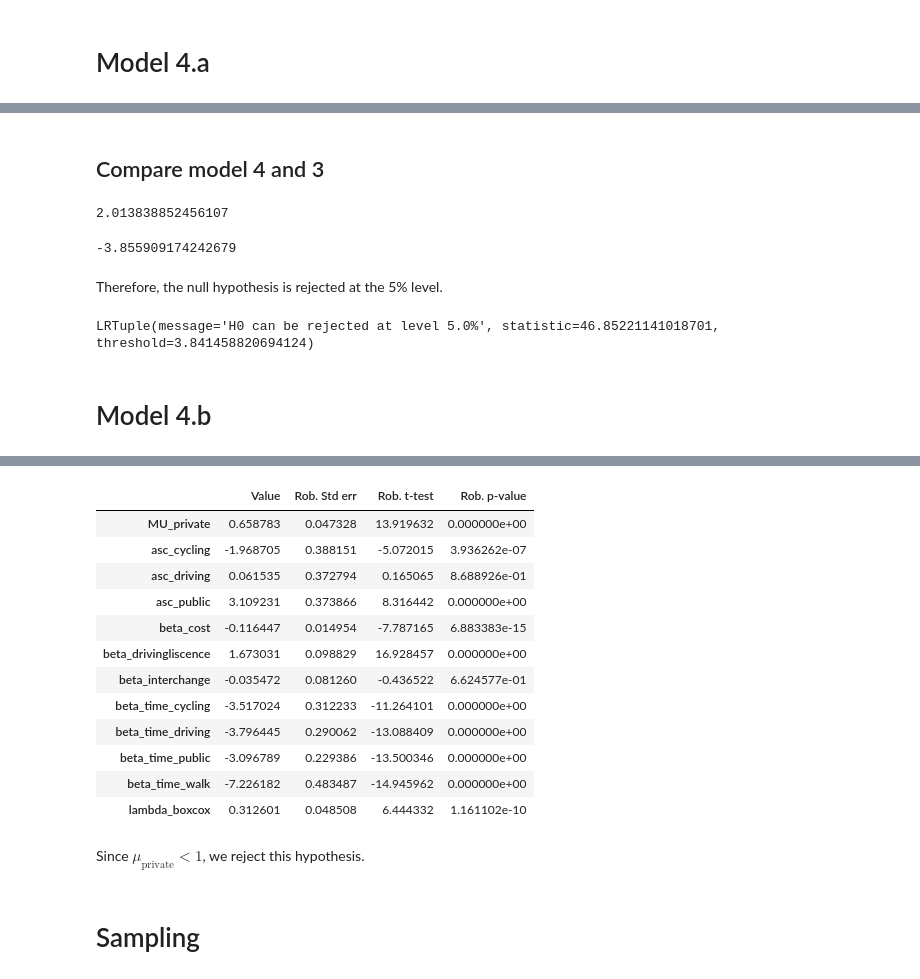
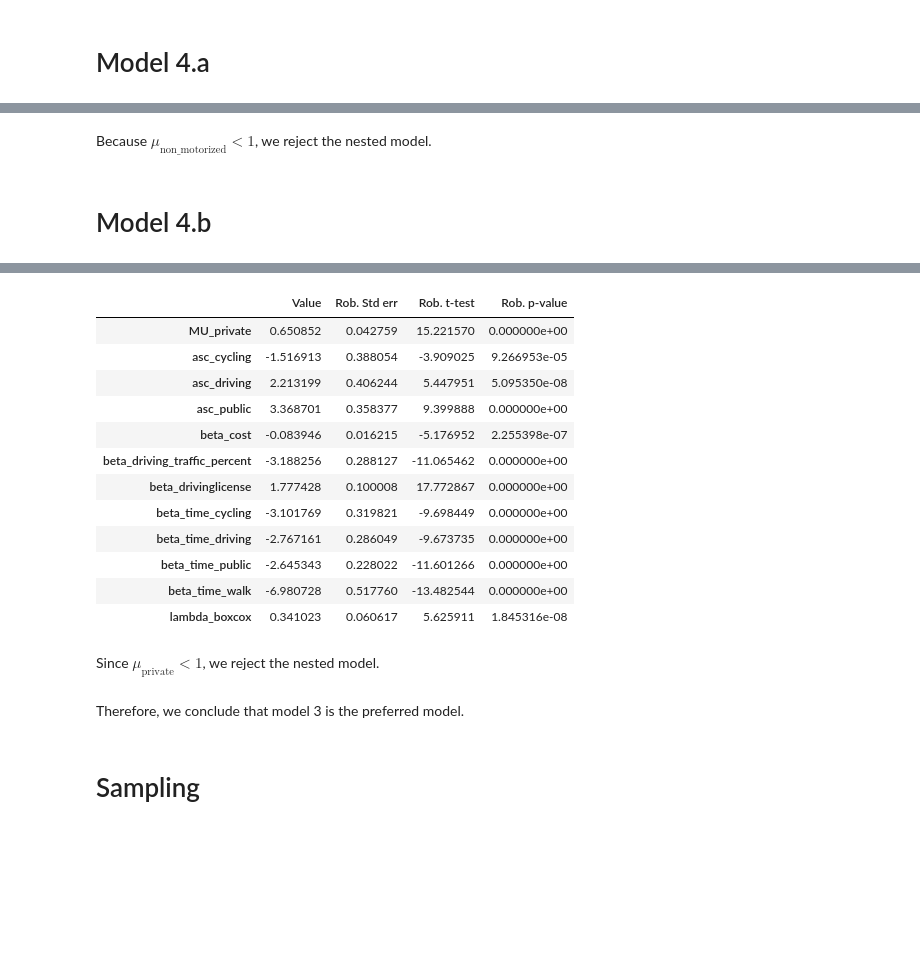
Before and after one commit to Germouche/mmb-project, a Jupyter notebook: Model0123.ipynb, the cells around one changed output, grey strips where cells are left out. Drawn from its saved outputs; the diff is of its cells as text; code cells hidden in the pictures; blank space fills up the shorter version.

```diff
--- a/Model0123.ipynb
+++ b/Model0123.ipynb
@@ -328,10 +324,11 @@ boxcox_time_3 = models.boxcox(dur_public, lambda_boxcox)
 boxcox_time_4 = models.boxcox(dur_driving, lambda_boxcox)
 # %%
 # model 3 specification
-V_walk = asc_walk + beta_time_walk * boxcox_time_1
+V_walk = beta_time_walk * boxcox_time_1
 V_cycling = asc_cycling + beta_time_cycling * boxcox_time_2
 V_public = asc_public + beta_time_public * boxcox_time_3+ beta_cost * cost_transit
-V_driving = asc_driving + beta_drivinglicense*driving_license + beta_time_driving * boxcox_time_4 + beta_cost * cost_driving +beta_traffic*driving_traffic_percent
+V_driving = asc_driving + beta_drivinglicense*driving_license + beta_time_driving * boxcox_time_4 + beta_cost * cost_driving \
+            +beta_traffic*driving_traffic_percent
 
 V = {1: V_walk, 2: V_cycling, 3: V_public, 4: V_driving}
 
@@ -443,32 +429,11 @@ results4.getEstimatedParameters()
-# %% [markdown]
-## Compare model 4 and 3
-# %%
-# t-test
-nested_existing_table = results4.getEstimatedParameters()
-mu_moto = nested_existing_table.loc['MU_motorized', 'Value']
-mu_moto
-# %% [output]
-2.013838852456107
-# %%
-mu_stderr = nested_existing_table.loc['MU_motorized', 'Rob. Std err']
-tested_value = 1
-ttest = (tested_value - mu_moto) / mu_stderr
-ttest
-# %% [output]
--3.855909174242679
-# %% [markdown]
-Therefore, the null hypothesis is rejected at the 5% level.
-# %%
-# likelihood ratio test
-results4.likelihood_ratio_test(results3, significance_level=0.05)
-# %% [output]
-LRTuple(message='H0 can be rejected at level 5.0%', statistic=46.85221141018701, threshold=3.841458820694124)
+# %% [markdown]
+Because $\mu_\text{non\_motorized}<1$, we reject the nested model.
 # %% [markdown]
 # Model 4.b
 # %%
 MU_private = Beta('MU_private', 1, 0, None, 0)
 private = MU_private, [1,2,4]
-public = 1.0, [3]
+public = 1, [3]
 nests = private,public
 logprob = models.lognested(V, None, nests, travel_mode)
 biogeme = bio.BIOGEME(database, logprob)
@@ -480,18 +446,20 @@ results5.getEstimatedParameters()
 |  | Value | Rob. Std err | Rob. t-test | Rob. p-value |
-| MU_private | 0.658783 | 0.047328 | 13.919632 | 0.000000e+00 |
-| asc_cycling | -1.968705 | 0.388151 | -5.072015 | 3.936262e-07 |
-| asc_driving | 0.061535 | 0.372794 | 0.165065 | 8.688926e-01 |
-| asc_public | 3.109231 | 0.373866 | 8.316442 | 0.000000e+00 |
-| beta_cost | -0.116447 | 0.014954 | -7.787165 | 6.883383e-15 |
-| beta_drivingliscence | 1.673031 | 0.098829 | 16.928457 | 0.000000e+00 |
-| beta_interchange | -0.035472 | 0.081260 | -0.436522 | 6.624577e-01 |
-| beta_time_cycling | -3.517024 | 0.312233 | -11.264101 | 0.000000e+00 |
-| beta_time_driving | -3.796445 | 0.290062 | -13.088409 | 0.000000e+00 |
-| beta_time_public | -3.096789 | 0.229386 | -13.500346 | 0.000000e+00 |
-| beta_time_walk | -7.226182 | 0.483487 | -14.945962 | 0.000000e+00 |
-| lambda_boxcox | 0.312601 | 0.048508 | 6.444332 | 1.161102e-10 |
+| MU_private | 0.650852 | 0.042759 | 15.221570 | 0.000000e+00 |
+| asc_cycling | -1.516913 | 0.388054 | -3.909025 | 9.266953e-05 |
+| asc_driving | 2.213199 | 0.406244 | 5.447951 | 5.095350e-08 |
+| asc_public | 3.368701 | 0.358377 | 9.399888 | 0.000000e+00 |
+| beta_cost | -0.083946 | 0.016215 | -5.176952 | 2.255398e-07 |
+| beta_driving_traffic_percent | -3.188256 | 0.288127 | -11.065462 | 0.000000e+00 |
+| beta_drivinglicense | 1.777428 | 0.100008 | 17.772867 | 0.000000e+00 |
+| beta_time_cycling | -3.101769 | 0.319821 | -9.698449 | 0.000000e+00 |
+| beta_time_driving | -2.767161 | 0.286049 | -9.673735 | 0.000000e+00 |
+| beta_time_public | -2.645343 | 0.228022 | -11.601266 | 0.000000e+00 |
+| beta_time_walk | -6.980728 | 0.517760 | -13.482544 | 0.000000e+00 |
+| lambda_boxcox | 0.341023 | 0.060617 | 5.625911 | 1.845316e-08 |
 # %% [markdown]
-Since $\mu_{\text{private}}<1$, we reject this hypothesis.
+Since $\mu_{\text{private}}<1$, we reject the nested model.
+# %% [markdown]
+Therefore, we conclude that model 3 is the preferred model.
 # %% [markdown]
 # Sampling
 # %% [markdown]
```
Also changed, not shown: parts of 75 cells of this notebook, 4 other files.
